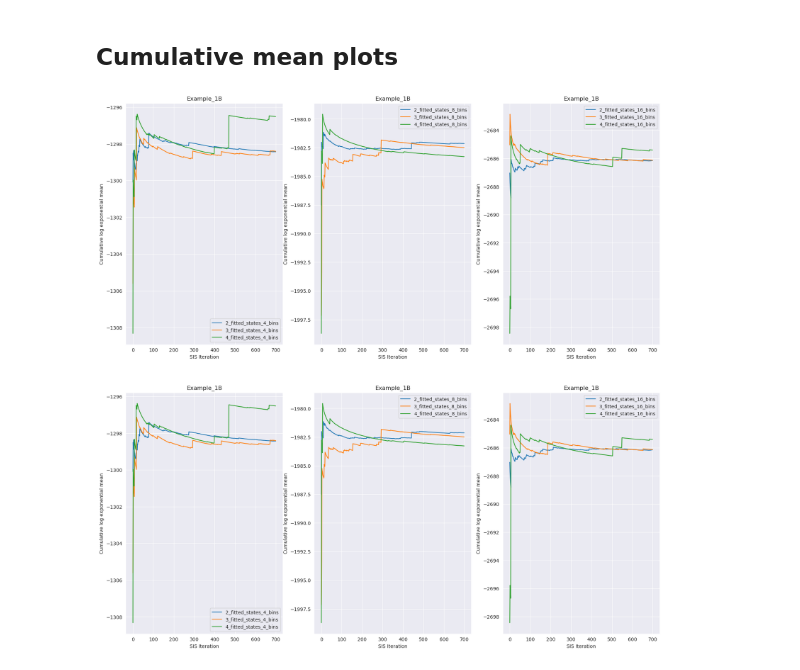
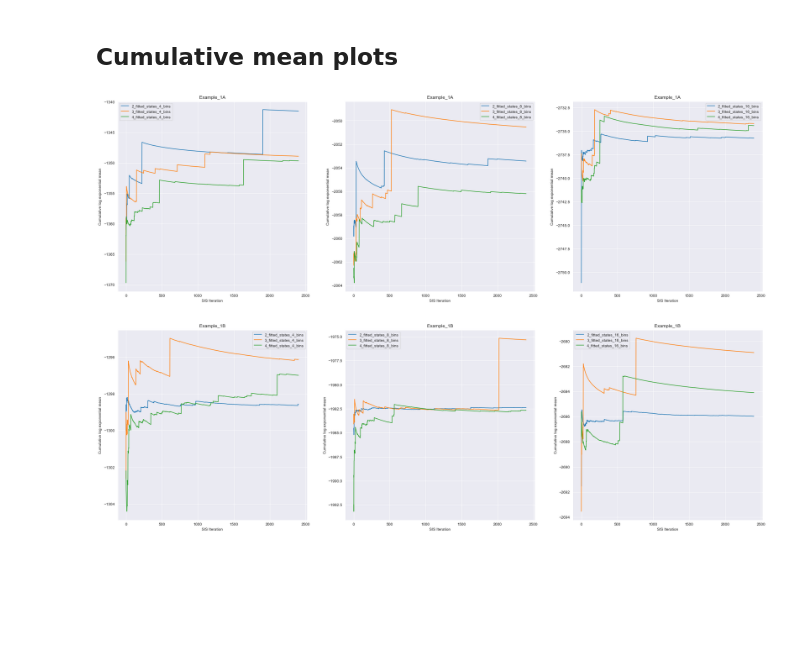
Before and after one commit to dm1729/HMMs, a Jupyter notebook: examples/plotting_notebook.ipynb, the cells around one changed output. Drawn from its saved outputs; the diff is of its cells as text; code cells hidden in the pictures; blank space fills up the shorter version.

```diff
--- a/examples/plotting_notebook.ipynb
+++ b/examples/plotting_notebook.ipynb
@@ -19,5 +20,5 @@ with h5py.File(data_file) as h5:
 # %%
-keys = ['Example_1A', 'Example_1B', 'Example_2A', 'Example_2B', 'Example_2C', 'Example_2D', 'Example_3A', 'Example_3B']
+keys = ['Example_1A', 'Example_1B']
 # %% [markdown]
 ## Functions for plots
 # %%
@@ -41,7 +42,7 @@ def cum_log_exp_mean(x):
 # %% [markdown]
 ## Box Plots
 # %%
-fig, ax = plt.subplots(len(keys),3, figsize=(20,10*len(keys)) )
+fig, ax = plt.subplots(len(keys),3, figsize=(30,10*len(keys)) )
 bin_values = [4,8,16]
 log_evid_mean_dict = {}
 for key_idx, key in enumerate(keys):
@@ -61,16 +62,16 @@ log_evid_means = pd.DataFrame(log_evid_mean_dict)
 # %%
 # stability plots
 # data = pd.read_hdf(data_file, key='Example_1B')
 bin_values = [4,8,16]
-keys = ['Example_1B','Example_1B']
-fig, ax = plt.subplots(nrows=len(keys),ncols=3,figsize=(20,10*len(keys)))
+keys = ['Example_1A','Example_1B']
+fig, ax = plt.subplots(nrows=len(keys),ncols=3,figsize=(30,10*len(keys)))
 for key_idx, key in enumerate(keys):
     data = pd.read_hdf(data_file, key=key)
     data.rename(columns=lambda x: x.lstrip('log_evid_'), inplace=True)
     for bin_idx, bin in enumerate(bin_values):
         ax[key_idx,bin_idx].set_title(key)
         ax[key_idx,bin_idx].set_xlabel('SIS Iteration')
         ax[key_idx,bin_idx].set_ylabel('Cumulative log exponential mean')
         cum_log_exp_mean(data.filter(regex=f'{bin}_bins$')).plot(ax=ax[key_idx,bin_idx])
 # %% [output]
-[figure, old version]
+[figure, new version]
```
Also changed, not shown: parts of 2 cells of this notebook, 8 other files.
